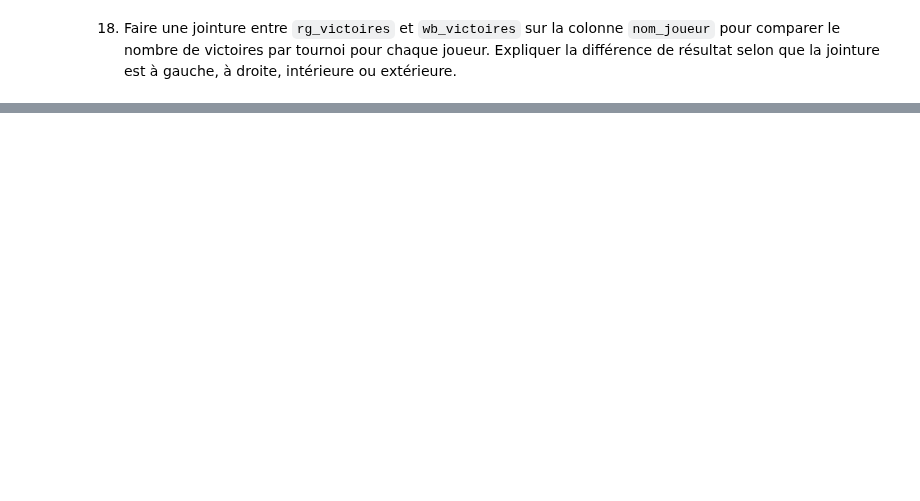
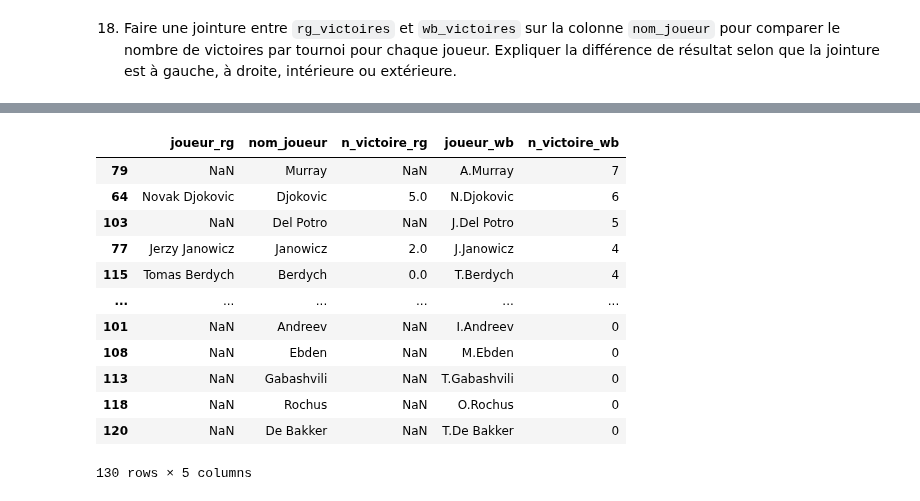
Before and after one commit to mlepennec-ensae/formation_cepe, a Jupyter notebook: notebooks/02_pandas_2.ipynb, the cells around one changed output, grey strips where cells are left out. Cells and saved outputs as stored; diff of their text form; code cells hidden in the pictures; blank space fills up the shorter version.

```diff
--- a/notebooks/02_pandas_2.ipynb
+++ b/notebooks/02_pandas_2.ipynb
@@ -116,0 +276,16 @@ Name: DBF.1, Length: 125, dtype: bool
+# %%
+pd.merge(rg_victoires, wb_victoires, on="nom_joueur", suffixes = ["_rg", "_wb"], how="right").sort_values(by=["n_victoire_wb", "n_victoire_rg"], ascending=False)
+# %% [output]
+|  | joueur_rg | nom_joueur | n_victoire_rg | joueur_wb | n_victoire_wb |
+| 79 | NaN | Murray | NaN | A.Murray | 7 |
+| 64 | Novak Djokovic | Djokovic | 5.0 | N.Djokovic | 6 |
+| 103 | NaN | Del Potro | NaN | J.Del Potro | 5 |
+| 77 | Jerzy Janowicz | Janowicz | 2.0 | J.Janowicz | 4 |
+| 115 | Tomas Berdych | Berdych | 0.0 | T.Berdych | 4 |
+| ... | ... | ... | ... | ... | ... |
+| 101 | NaN | Andreev | NaN | I.Andreev | 0 |
+| 108 | NaN | Ebden | NaN | M.Ebden | 0 |
+| 113 | NaN | Gabashvili | NaN | T.Gabashvili | 0 |
+| 118 | NaN | Rochus | NaN | O.Rochus | 0 |
+| 120 | NaN | De Bakker | NaN | T.De Bakker | 0 |
+130 rows × 5 columns
```
Also changed, not shown: parts of 18 cells of this notebook, 1 other file.
